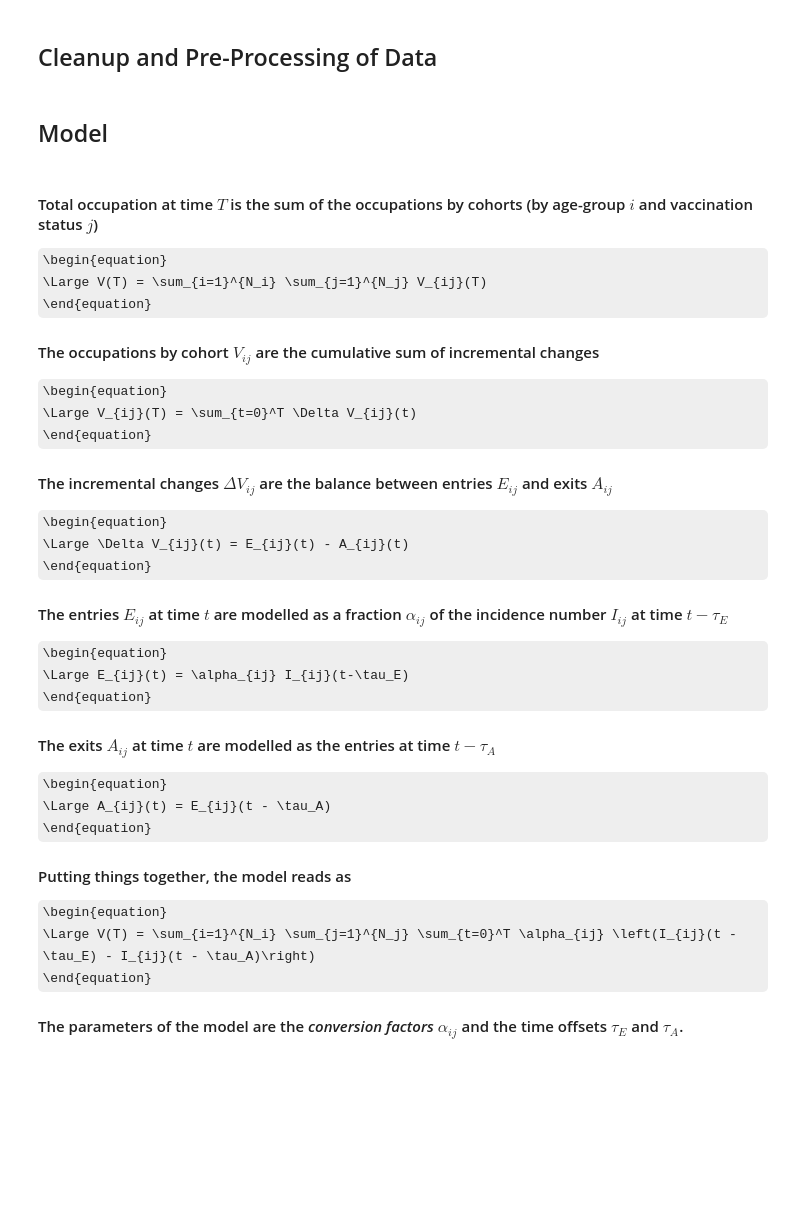
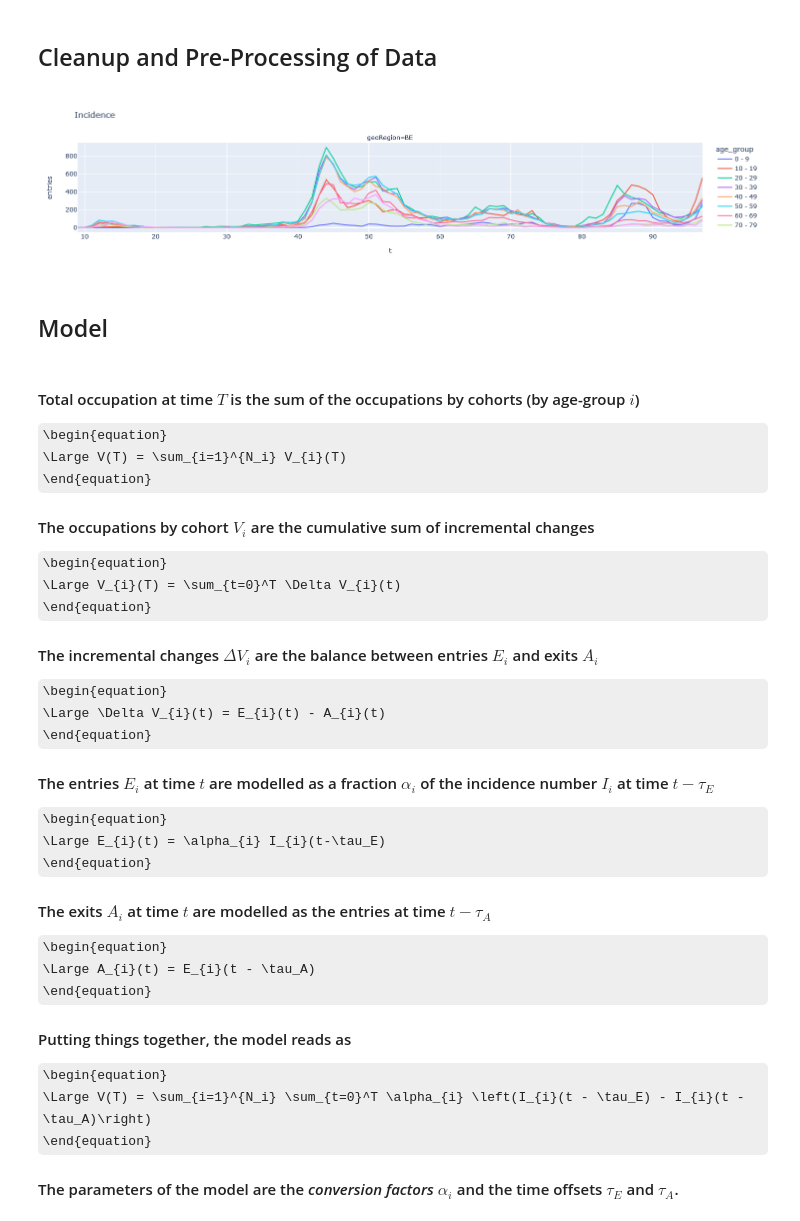
Before and after one commit to DataHackDaysBE/C33_34_Ventilators, a Jupyter notebook: Beatmung.ipynb, the cells around one changed output. Cells and saved outputs as stored; diff of their text form; code cells hidden in the pictures; some formulas as TeX source; blank space fills up the shorter version.

Commit message:
Finish up with plotting and interaction

```diff
--- a/Beatmung.ipynb
+++ b/Beatmung.ipynb
@@ -44,45 +46,84 @@ data.set_index(['abbreviation_canton_and_fl', 'date_time'], inplace=True)
 # %%
 fname = 'sources-csv.zip'
 fpath = download_if_not_exists(fname, 'https://www.covid19.admin.ch/api/data/20211112-b5cqnmme/downloads/' + fname)
+inc_raw = None
 with ZipFile(fpath) as zf:
-    with zf.open(f'data/COVID19Cases_vaccpersons_AKL10_w.csv') as f:
-        df = pd.read_csv(f)
+    with zf.open(f'data/COVID19Cases_geoRegion_AKL10_w.csv') as f:
+        inc_raw = pd.read_csv(f)
 # %% [markdown]
 ## Cleanup and Pre-Processing of Data
+# %%
+inc = inc_raw[["datum", "entries", "altersklasse_covid19", "geoRegion"]]
+inc = inc.rename(
+    columns={
+        "altersklasse_covid19": "age_group",
+    }
+)
+
+# correct date
+# -> split years
+inc_2020 = inc.loc[inc["datum"] < 202100]
+inc_2021 = inc.loc[inc["datum"] >= 202100]
+
+# -> convert 2020xy to xy
+inc_2020 = inc_2020.copy()
+inc_2020["t"] = inc_2020["datum"] - 202000
+
+# -> convert 2021xy to xy+53
+inc_2021 = inc_2021.copy()
+inc_2021["t"] = inc_2021["datum"] - 202100 + 53
+
+# -> put together
+inc = pd.concat([inc_2020, inc_2021], axis=0)
+inc.drop(columns=["datum"], inplace=True)
+
+# Set Index
+inc = inc.copy()
+inc.set_index(['t', 'age_group', 'geoRegion'], inplace=True)
+
+# fill missing values
+tmp = inc.reset_index().pivot(index=['t', 'geoRegion'], values='entries', columns=['age_group']).fillna(0).reset_index()
+tmp.drop(columns='Unbekannt', inplace=True)
+inc = tmp.melt(id_vars=['t', 'geoRegion'], value_name='entries').set_index(['t', 'age_group', 'geoRegion'])
+# %%
+fig = px.line(inc.loc[:,:, 'BE'].reset_index(), x='t', y='entries', facet_col='geoRegion', facet_col_wrap=3, color='age_group', title='Incidence')
+fig.show()
+# %% [output]
+[figure, added]
 # %% [markdown]
 ## Model
 # %% [markdown]
-#### Total occupation at time $T$ is the sum of the occupations by cohorts (by age-group $i$ and vaccination status $j$)
+#### Total occupation at time $T$ is the sum of the occupations by cohorts (by age-group $i$)
 \begin{equation}
-    \Large V(T) = \sum_{i=1}^{N_i} \sum_{j=1}^{N_j} V_{ij}(T)
+    \Large V(T) = \sum_{i=1}^{N_i} V_{i}(T)
 \end{equation}
 
-#### The occupations by cohort $V_{ij}$ are the cumulative sum of incremental changes
+#### The occupations by cohort $V_{i}$ are the cumulative sum of incremental changes
 \begin{equation}
-    \Large V_{ij}(T) = \sum_{t=0}^T \Delta V_{ij}(t)
+    \Large V_{i}(T) = \sum_{t=0}^T \Delta V_{i}(t)
 \end{equation}
 
-#### The incremental changes $\Delta V_{ij}$ are the balance between entries $E_{ij}$ and exits $A_{ij}$
+#### The incremental changes $\Delta V_{i}$ are the balance between entries $E_{i}$ and exits $A_{i}$
 \begin{equation}
-    \Large \Delta V_{ij}(t) = E_{ij}(t) - A_{ij}(t)
+    \Large \Delta V_{i}(t) = E_{i}(t) - A_{i}(t)
 \end{equation}
 
-#### The entries $E_{ij}$ at time $t$ are modelled as a fraction $\alpha_{ij}$ of the incidence number $I_{ij}$ at time $t - \tau_E$
+#### The entries $E_{i}$ at time $t$ are modelled as a fraction $\alpha_{i}$ of the incidence number $I_{i}$ at time $t - \tau_E$
 \begin{equation}
-    \Large E_{ij}(t) = \alpha_{ij} I_{ij}(t-\tau_E)
+    \Large E_{i}(t) = \alpha_{i} I_{i}(t-\tau_E)
 \end{equation}
 
-#### The exits $A_{ij}$ at time $t$ are modelled as the entries at time $t - \tau_A$
+#### The exits $A_{i}$ at time $t$ are modelled as the entries at time $t - \tau_A$
 \begin{equation}
-    \Large A_{ij}(t) = E_{ij}(t - \tau_A)
+    \Large A_{i}(t) = E_{i}(t - \tau_A)
 \end{equation}
 
 #### Putting things together, the model reads as
 \begin{equation}
-    \Large V(T) = \sum_{i=1}^{N_i} \sum_{j=1}^{N_j} \sum_{t=0}^T \alpha_{ij} \left(I_{ij}(t - \tau_E) - I_{ij}(t - \tau_A)\right)
+    \Large V(T) = \sum_{i=1}^{N_i} \sum_{t=0}^T \alpha_{i} \left(I_{i}(t - \tau_E) - I_{i}(t - \tau_A)\right)
 \end{equation}
 
-#### The parameters of the model are the _conversion factors_ $\alpha_{ij}$ and the time offsets $\tau_E$ and $\tau_A$.
+#### The parameters of the model are the _conversion factors_ $\alpha_{i}$ and the time offsets $\tau_E$ and $\tau_A$.
 # %%
 def apply_model(inc, alpha, tau_e, tau_a):
     '''Model for the estimation of ventilator occupation given incidence time series
```
Also changed, not shown: parts of 5 cells of this notebook, 1 other file.
